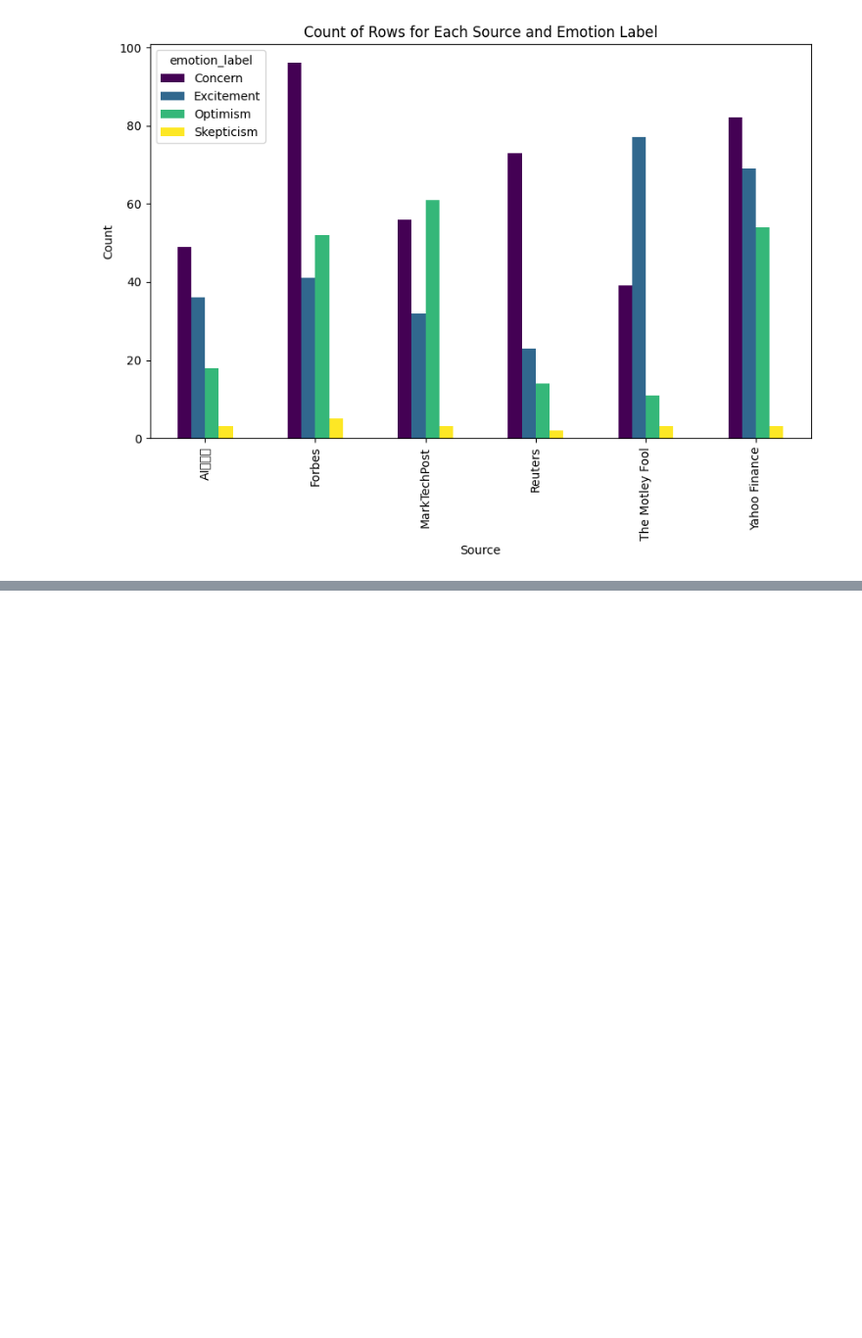
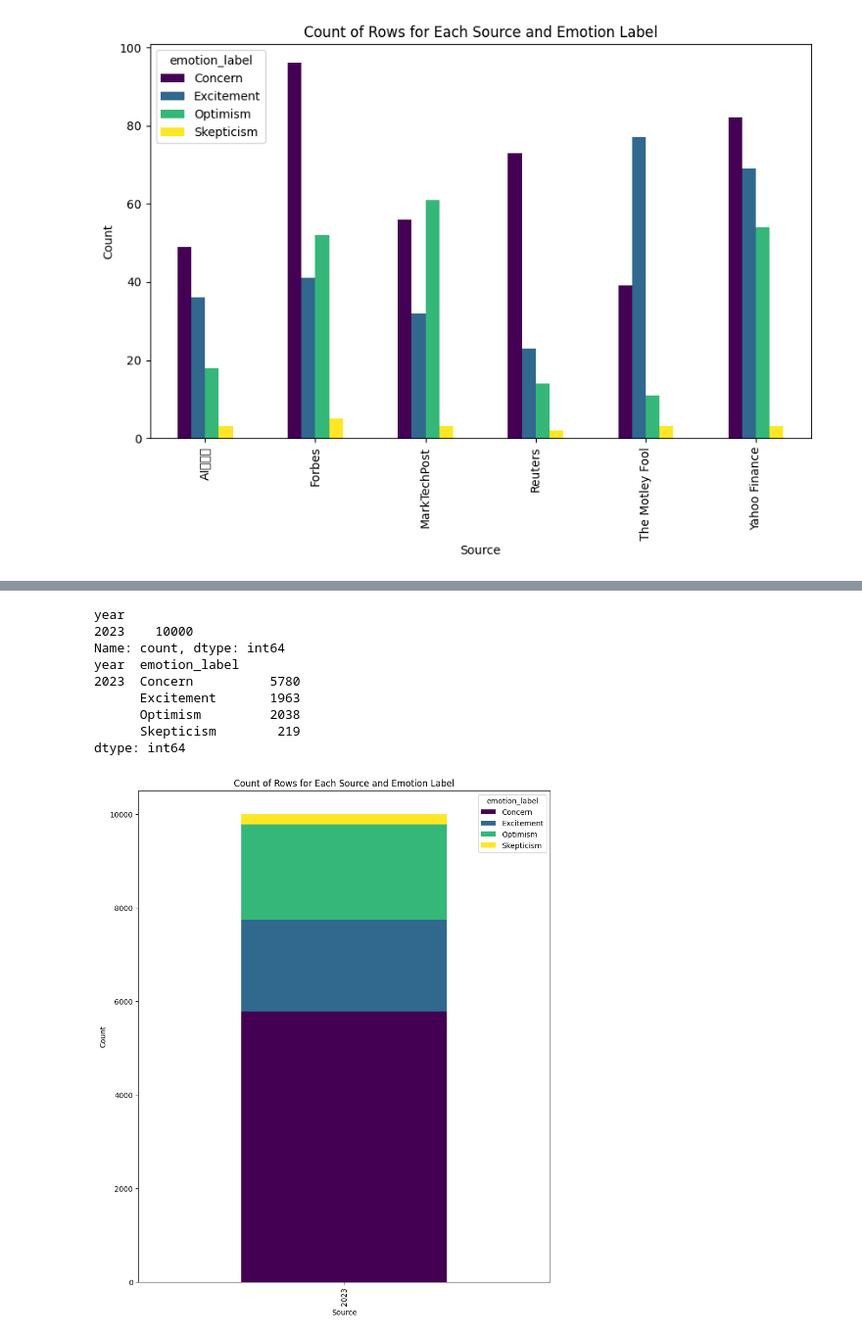
Before and after one commit to ArjunRajpal123/datathon-breaking-bad-data, a Jupyter notebook: emotion_visualizations.ipynb, the cells around one changed output, grey strips where cells are left out. Shown at 98% size. Cells and saved outputs as stored; diff of their text form; code cells hidden in the pictures; blank space fills up the shorter version.

```diff
--- a/emotion_visualizations.ipynb
+++ b/emotion_visualizations.ipynb
@@ -70,0 +83,21 @@ KeyError: 'month'
+# %%
+grouped_values = df.groupby(['year', 'emotion_label']).size()
+print(df['year'].value_counts())
+print(grouped_values)
+
+grouped_values.unstack().plot(kind='bar', stacked=True, colormap='viridis',figsize=(10, 12))
+plt.title('Count of Rows for Each Source and Emotion Label')
+plt.xlabel('Source')
+plt.ylabel('Count')
+plt.show()
+# %% [output]
+year
+2023    10000
+Name: count, dtype: int64
+year  emotion_label
+2023  Concern          5780
+      Excitement       1963
+      Optimism         2038
+      Skepticism        219
+dtype: int64
+[figure, added]
```
Also changed, not shown: parts of 3 cells of this notebook.
